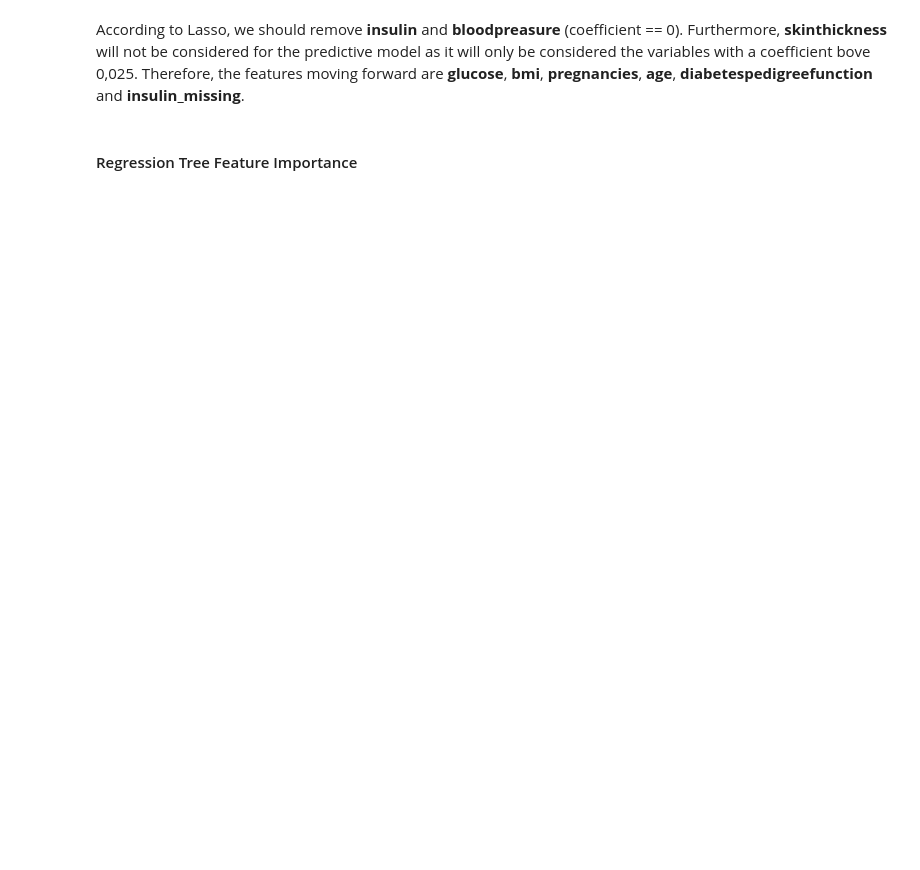
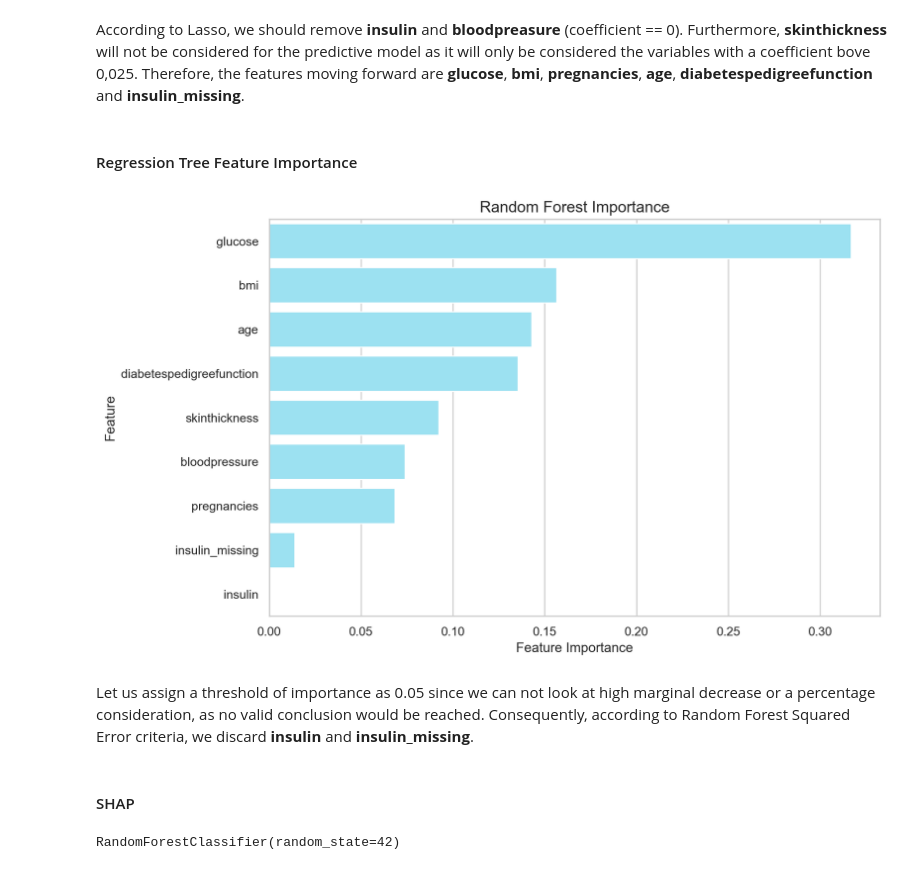
Before and after one commit to marianavfreitas/Diabetes, a Jupyter notebook: Diabetes Predictive Model.ipynb, the cells around one changed output. Saved outputs shown, nothing was run; the diff lists cells and outputs as text; code cells hidden in the pictures; blank space fills up the shorter version.

```diff
--- a/Diabetes Predictive Model.ipynb
+++ b/Diabetes Predictive Model.ipynb
@@ -657,3 +675,62 @@ plot_importance(coef, "Lasso")
 According to Lasso, we should remove **insulin** and **bloodpreasure** (coefficient == 0). Furthermore, **skinthickness** will not be considered for the predictive model as it will only be considered the variables with a coefficient bove 0,025. Therefore, the features moving forward are **glucose**, **bmi**, **pregnancies**, **age**, **diabetespedigreefunction** and **insulin_missing**.
 # %% [markdown]
 #### Regression Tree Feature Importance
+# %%
+# Using a subset of data for Random Forest to speed up computation
+sample_size = min(5000, len(X_train))
+X_all = X_train_scaled
+
+
+X_sample = X_all.sample(n=sample_size, random_state=42)
+y_sample = y_train.loc[X_sample.index]
+
+# Random Forest Regressor
+rf = RandomForestRegressor(
+    criterion='squared_error',
+    n_estimators=100,
+    max_depth=None,
+    random_state=42,
+    n_jobs=-1
+)
+
+rf.fit(X_sample, y_sample)
+
+importances = rf.feature_importances_
+
+# DataFrame with feature importances
+imp_df = pd.DataFrame({
+    'Feature': X_all.columns,
+    'Importance': importances
+})
+
+# Sorting by importance
+imp_df = imp_df.sort_values('Importance', ascending=False)
+
+# Plotting top N features
+top_n = 20
+imp_top = imp_df.head(top_n)
+
+plt.figure(figsize=(10, 6))
+sns.barplot(
+    data=imp_top,
+    y='Feature',
+    x='Importance',
+    color='#8EEAFF',
+    width=0.8
+)
+plt.title('Random Forest Importance', fontsize=14)
+plt.xlabel('Feature Importance', fontsize=12)
+plt.ylabel('Feature', fontsize=12)
+plt.tight_layout()
+plt.show()
+# %% [output]
+[figure, added]
+# %% [markdown]
+Let us assign a threshold of importance as 0.05 since we can not look at high marginal decrease or a percentage consideration, as no valid conclusion would be reached. Consequently, according to Random Forest Squared Error criteria, we discard **insulin** and **insulin_missing**.
+# %% [markdown]
+#### SHAP
+# %%
+rf = RandomForestClassifier(random_state=42)
+rf.fit(X_train, y_train)
+# %% [output]
+RandomForestClassifier(random_state=42)
```
Also changed, not shown: parts of 15 cells of this notebook.
